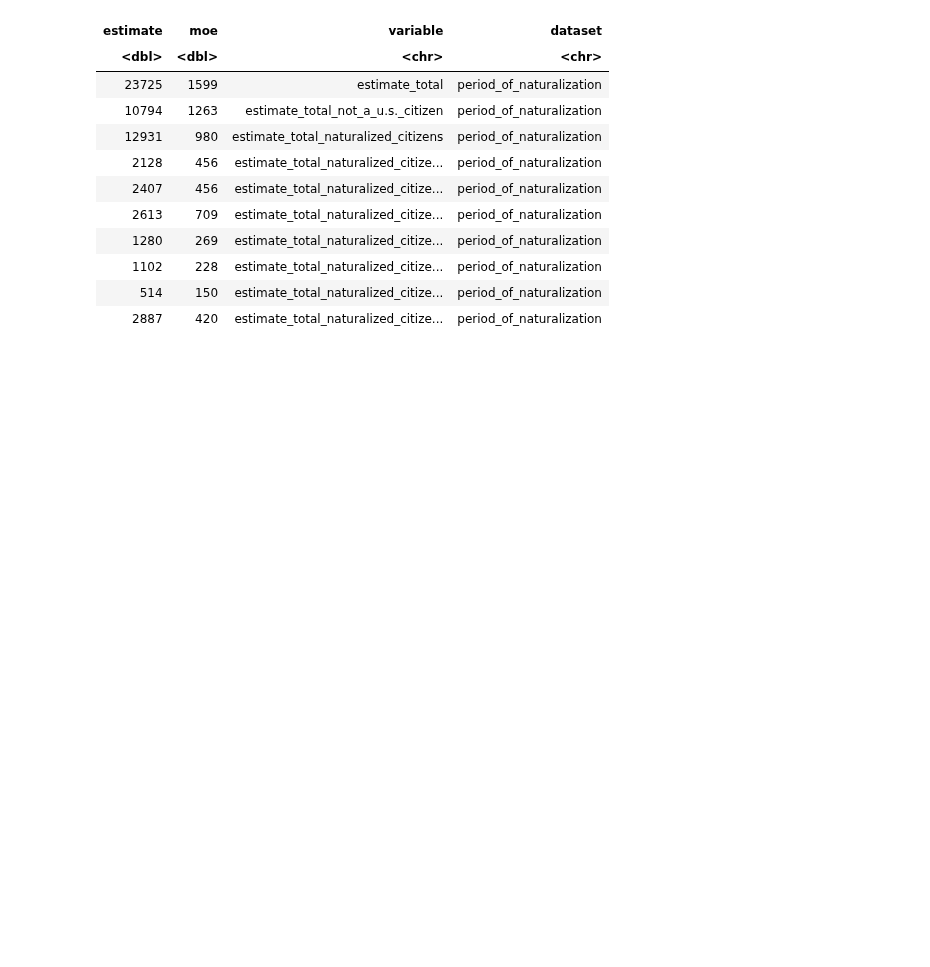
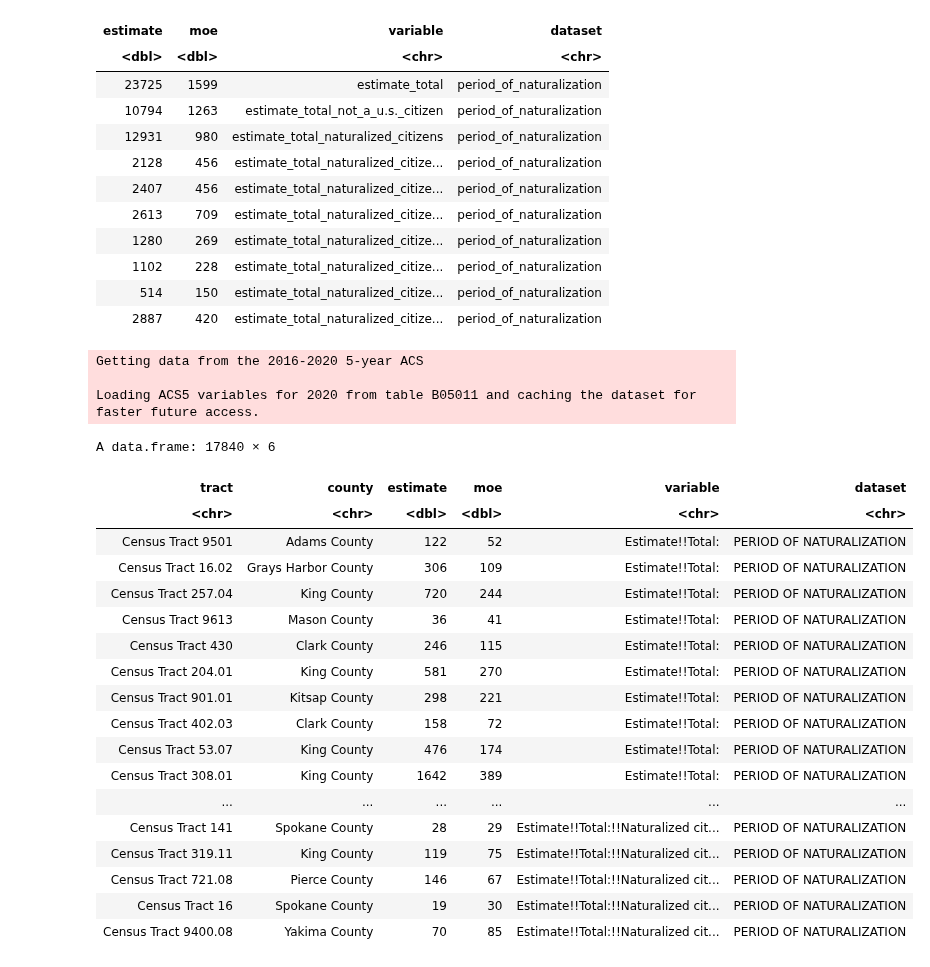
Before and after one commit to nicholasptran/eastern-washington-digital-equity, a Jupyter notebook: app/notebooks_and_testing/tidycensus.ipynb, the cells around one changed output. Drawn from its saved outputs; the diff is of its cells as text; code cells hidden in the pictures; blank space fills up the shorter version.

```diff
--- a/app/notebooks_and_testing/tidycensus.ipynb
+++ b/app/notebooks_and_testing/tidycensus.ipynb
@@ -203,3 +222,59 @@ A data.frame: 10 × 4
 | 1102 | 228 | estimate_total_naturalized_citize... | period_of_naturalization |
 | 514 | 150 | estimate_total_naturalized_citize... | period_of_naturalization |
 | 2887 | 420 | estimate_total_naturalized_citize... | period_of_naturalization |
+# %%
+library(tidycensus)
+library(tidyr)
+library(stringr)
+library(dplyr)
+
+# load variable data and transform
+variable_data <- load_variables(2020, "acs5", cache = TRUE) %>%
+    rename_all(recode,
+        name = "variable_key", concept = "dataset",
+        label = "variable"
+    ) %>%
+    select(-geography)
+
+
+getCensusData <- function(table) {
+    # load census data and transform
+    census_data <- get_acs(
+        geography = "tract",
+        table = table,
+        year = 2020,
+        state = "WA",
+        survey = "acs5",
+        cache_table = TRUE
+    ) %>%
+        separate(NAME, c("tract", "county", "state"), sep = ",") %>%
+        rename_all(recode, variable = "variable_key") %>%
+        merge(variable_data, by = "variable_key") %>%
+        select(-state, -GEOID, -variable_key)
+
+    return(census_data)
+}
+getCensusData("B05011")
+# %% [output]
+Getting data from the 2016-2020 5-year ACS
+
+Loading ACS5 variables for 2020 from table B05011 and caching the dataset for faster future access.
+A data.frame: 17840 × 6
+| tract | county | estimate | moe | variable | dataset |
+| <chr> | <chr> | <dbl> | <dbl> | <chr> | <chr> |
+| Census Tract 9501 | Adams County | 122 | 52 | Estimate!!Total: | PERIOD OF NATURALIZATION |
+| Census Tract 16.02 | Grays Harbor County | 306 | 109 | Estimate!!Total: | PERIOD OF NATURALIZATION |
+| Census Tract 257.04 | King County | 720 | 244 | Estimate!!Total: | PERIOD OF NATURALIZATION |
+| Census Tract 9613 | Mason County | 36 | 41 | Estimate!!Total: | PERIOD OF NATURALIZATION |
+| Census Tract 430 | Clark County | 246 | 115 | Estimate!!Total: | PERIOD OF NATURALIZATION |
+| Census Tract 204.01 | King County | 581 | 270 | Estimate!!Total: | PERIOD OF NATURALIZATION |
+| Census Tract 901.01 | Kitsap County | 298 | 221 | Estimate!!Total: | PERIOD OF NATURALIZATION |
+| Census Tract 402.03 | Clark County | 158 | 72 | Estimate!!Total: | PERIOD OF NATURALIZATION |
+| Census Tract 53.07 | King County | 476 | 174 | Estimate!!Total: | PERIOD OF NATURALIZATION |
+| Census Tract 308.01 | King County | 1642 | 389 | Estimate!!Total: | PERIOD OF NATURALIZATION |
+| ... | ... | ... | ... | ... | ... |
+| Census Tract 141 | Spokane County | 28 | 29 | Estimate!!Total:!!Naturalized cit... | PERIOD OF NATURALIZATION |
+| Census Tract 319.11 | King County | 119 | 75 | Estimate!!Total:!!Naturalized cit... | PERIOD OF NATURALIZATION |
+| Census Tract 721.08 | Pierce County | 146 | 67 | Estimate!!Total:!!Naturalized cit... | PERIOD OF NATURALIZATION |
+| Census Tract 16 | Spokane County | 19 | 30 | Estimate!!Total:!!Naturalized cit... | PERIOD OF NATURALIZATION |
+| Census Tract 9400.08 | Yakima County | 70 | 85 | Estimate!!Total:!!Naturalized cit... | PERIOD OF NATURALIZATION |
```
Also changed, not shown: parts of 3 cells of this notebook, 26 other files.
